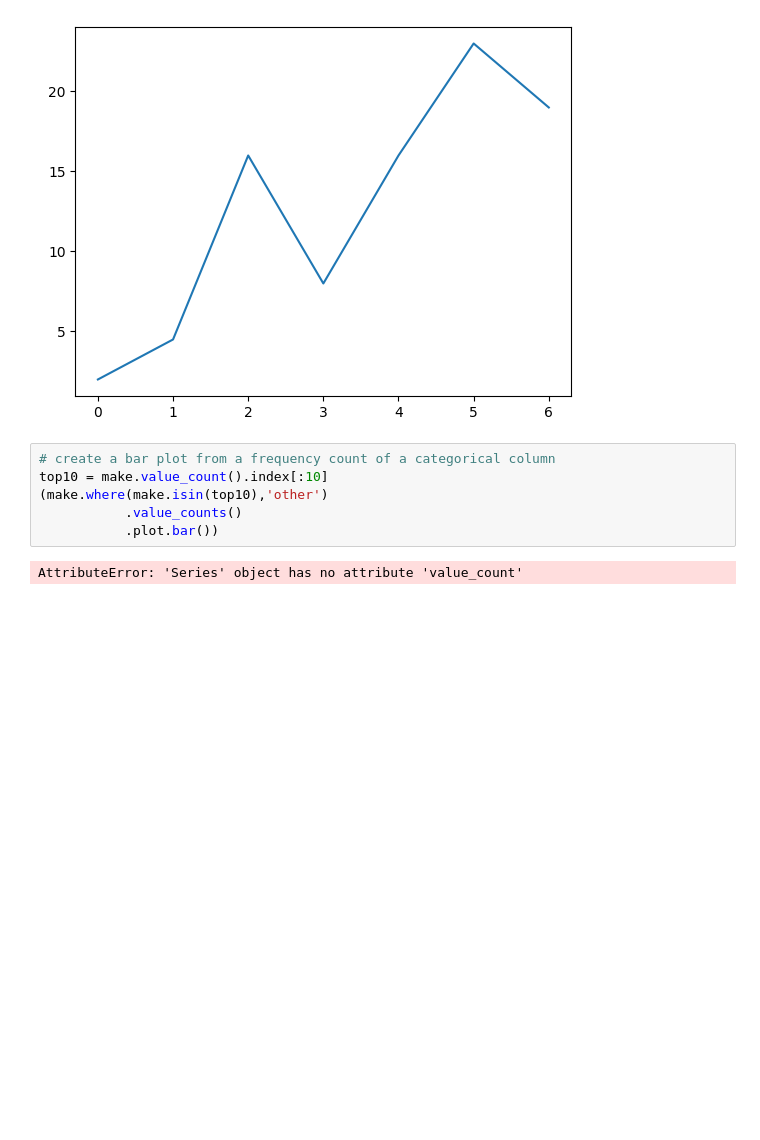
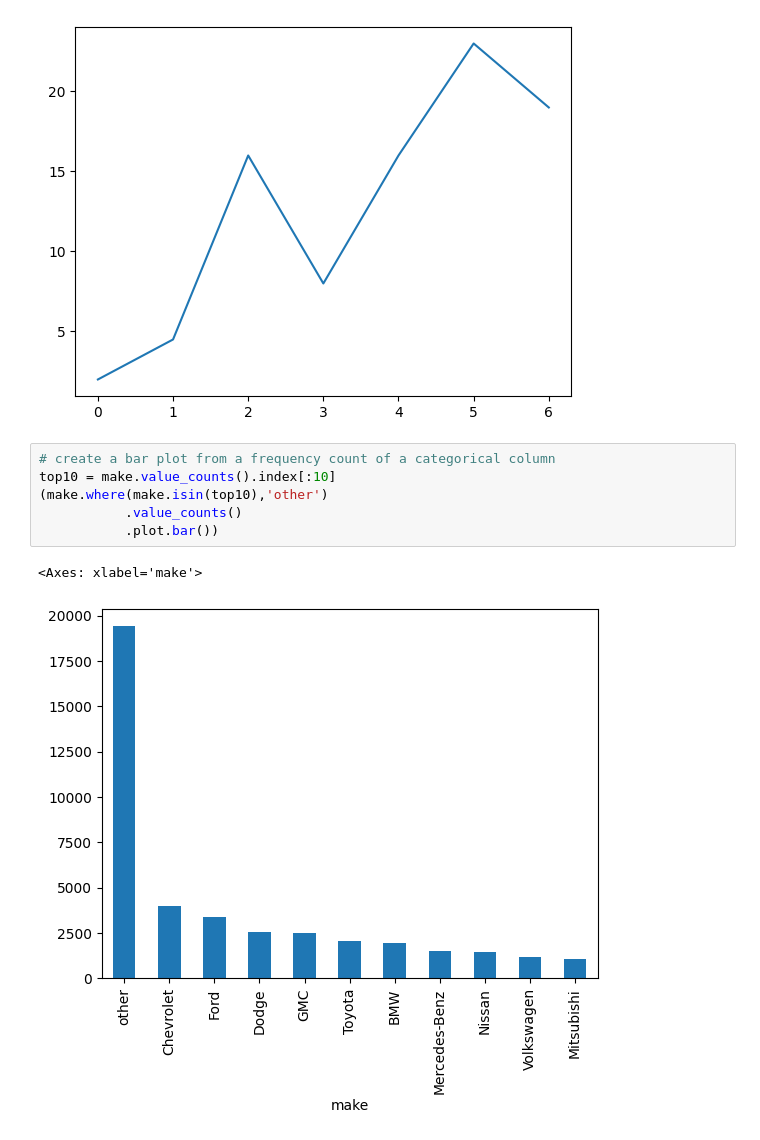
Before and after one commit to arunadas/effective-pandas, a Jupyter notebook: series/generic/ploting-series.ipynb, the cells around one changed output. Cells and saved outputs as stored; diff of their text form; blank space fills up the shorter version.

```diff
--- a/series/generic/ploting-series.ipynb
+++ b/series/generic/ploting-series.ipynb
@@ -248,9 +248,10 @@ data.plot.line()
 [figure]
 # %%
 # create a bar plot from a frequency count of a categorical column
-top10 = make.value_count().index[:10]
+top10 = make.value_counts().index[:10]
 (make.where(make.isin(top10),'other')
            .value_counts()
            .plot.bar())
 # %% [output]
-AttributeError: 'Series' object has no attribute 'value_count'
+<Axes: xlabel='make'>
+[figure, added]
```
Also changed, not shown: parts of 2 cells of this notebook, 1 other file.
